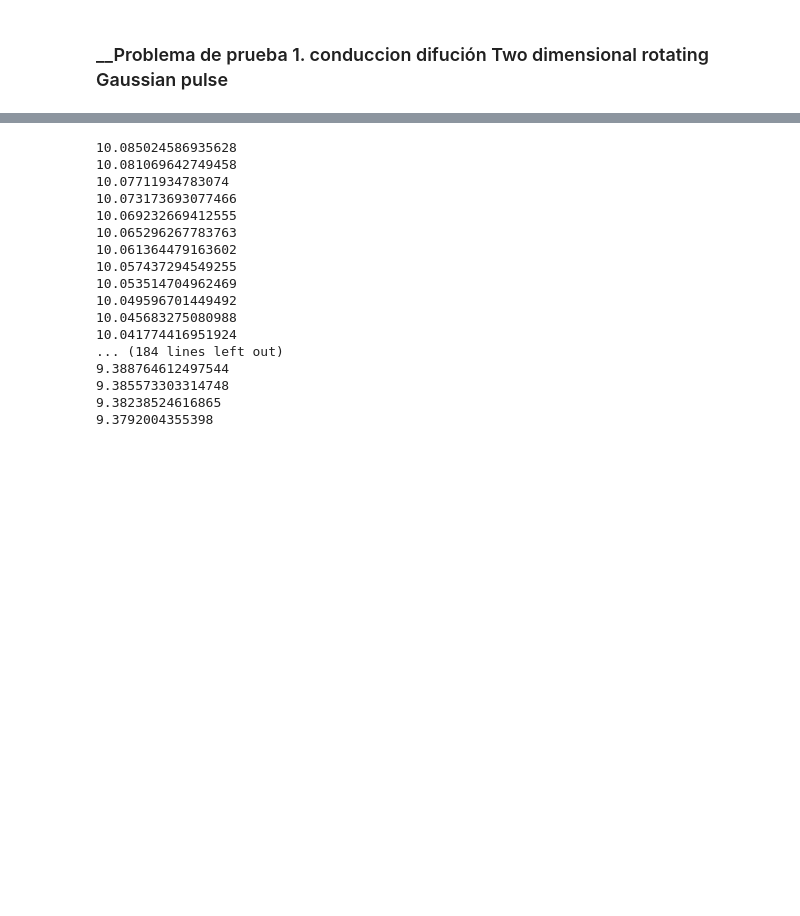
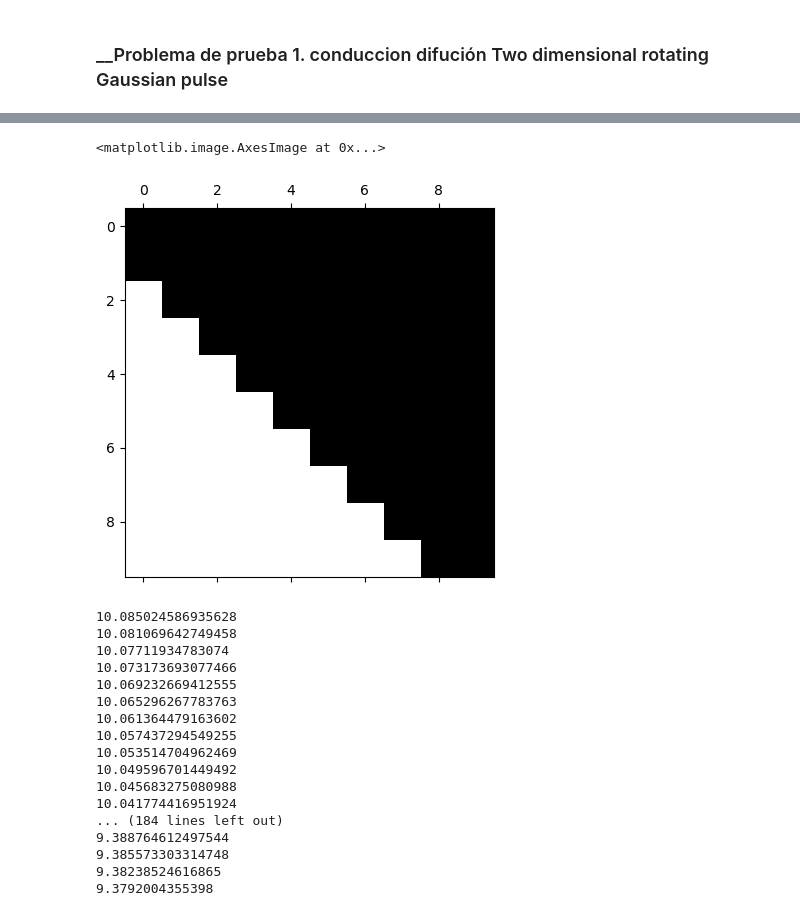
Before and after one commit to Sebastian-gomezC/Exponencial_time_schemes, a Jupyter notebook: difusion_tracendente/difusion_transitoria_no_homogeneo.ipynb, the cells around one changed output, grey strips where cells are left out. Saved outputs shown, nothing was run; the diff lists cells and outputs as text; code cells hidden in the pictures; blank space fills up the shorter version.

```diff
--- a/difusion_tracendente/difusion_transitoria_no_homogeneo.ipynb
+++ b/difusion_tracendente/difusion_transitoria_no_homogeneo.ipynb
@@ -210,3 +263,9 @@ plot(u_)
+# %%
+
+plt.spy(H_m)
+# %% [output]
+<matplotlib.image.AxesImage at 0x...>
+[figure, added]
 # %%
 vtkfile_u = XDMFFile("results/u_analitical.xdmf")
 vtkfile_u.parameters["flush_output"] = True
```
Also changed, not shown: parts of 19 cells of this notebook, 10 other files.
